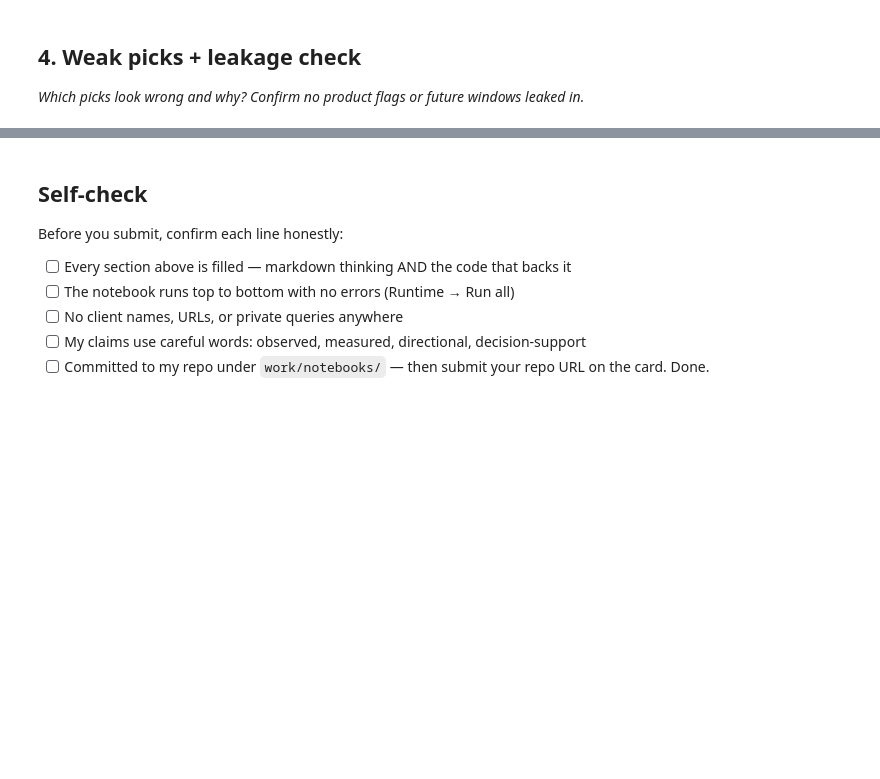
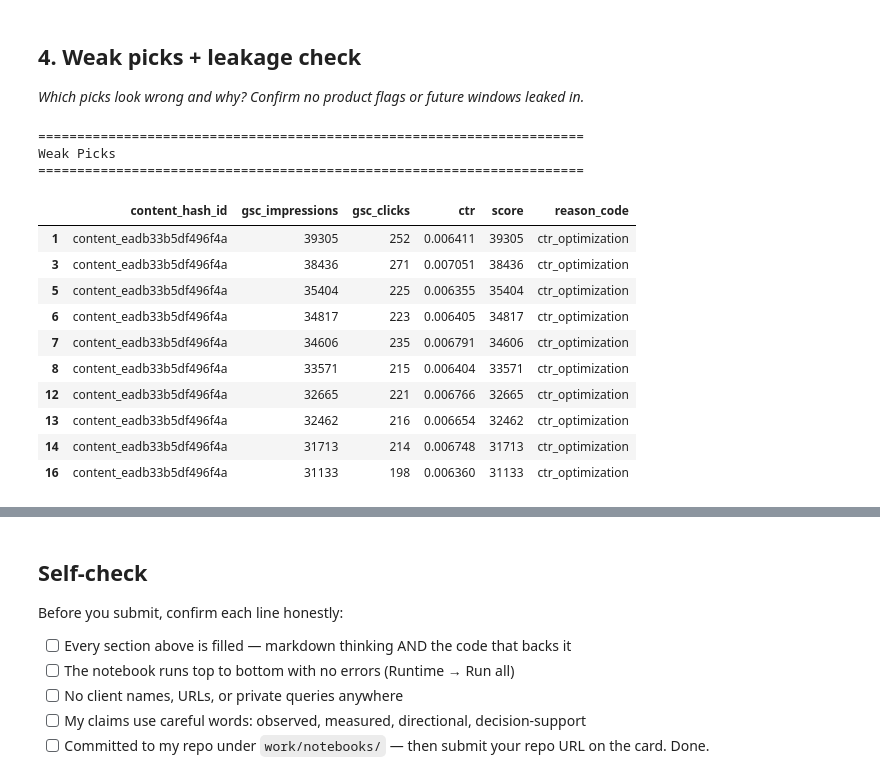
Before and after one commit to pratham6306/ml-internship-flyrank, a Jupyter notebook: work/notebooks/w04_baseline_score.ipynb, the cells around one changed output, grey strips where cells are left out. Cells and saved outputs as stored; diff of their text form; code cells hidden in the pictures; blank space fills up the shorter version.

```diff
--- a/work/notebooks/w04_baseline_score.ipynb
+++ b/work/notebooks/w04_baseline_score.ipynb
@@ -22,3 +312,78 @@ This skeleton is yours to fill. Work the sections **in order** — each one has
 ## 4. Weak picks + leakage check
 
 *Which picks look wrong and why? Confirm no product flags or future windows leaked in.*
+# %%
+# ---------------------------------------
+# Weak Picks
+# ---------------------------------------
+
+print("=" * 70)
+print("Weak Picks")
+print("=" * 70)
+
+weak_picks = ranked_df[
+    (ranked_df["score"] > 0) &
+    (ranked_df["gsc_clicks"] > 50)
+].head(10)
+
+if weak_picks.empty:
+    print("No obvious weak picks found.")
+else:
+    display(
+        weak_picks[
+            [
+                "content_hash_id",
+                "gsc_impressions",
+                "gsc_clicks",
+                "ctr",
+                "score",
+                "reason_code"
+            ]
+        ]
+    )
+
+print("\nPossible reasons these picks may be weak:")
+print("- CTR may already be acceptable for that query.")
+print("- Branded searches can naturally have different CTR.")
+print("- Seasonal trends may temporarily affect search behavior.")
+print("- Search intent may not match the page title.")
+
+# ---------------------------------------
+# Leakage Check
+# ---------------------------------------
+
+print("\n" + "=" * 70)
+print("Leakage Check")
+print("=" * 70)
+
+used_columns = [
+    "gsc_impressions",
+    "gsc_clicks"
+]
+
+print("Columns used in baseline rule:")
+for c in used_columns:
+    print(f"• {c}")
+
+print("\nChecks")
+
+print("✓ No future-window columns used.")
+print("✓ No label-derived columns used.")
+print("✓ No FlyRank product flags used.")
+print("✓ Baseline uses only current observed GSC metrics.")
+print("✓ Rule is transparent and reproducible.")
+# %% [output]
+======================================================================
+Weak Picks
+======================================================================
+|  | content_hash_id | gsc_impressions | gsc_clicks | ctr | score | reason_code |
+| 1 | content_eadb33b5df496f4a | 39305 | 252 | 0.006411 | 39305 | ctr_optimization |
+| 3 | content_eadb33b5df496f4a | 38436 | 271 | 0.007051 | 38436 | ctr_optimization |
+| 5 | content_eadb33b5df496f4a | 35404 | 225 | 0.006355 | 35404 | ctr_optimization |
+| 6 | content_eadb33b5df496f4a | 34817 | 223 | 0.006405 | 34817 | ctr_optimization |
+| 7 | content_eadb33b5df496f4a | 34606 | 235 | 0.006791 | 34606 | ctr_optimization |
+| 8 | content_eadb33b5df496f4a | 33571 | 215 | 0.006404 | 33571 | ctr_optimization |
+| 12 | content_eadb33b5df496f4a | 32665 | 221 | 0.006766 | 32665 | ctr_optimization |
+| 13 | content_eadb33b5df496f4a | 32462 | 216 | 0.006654 | 32462 | ctr_optimization |
+| 14 | content_eadb33b5df496f4a | 31713 | 214 | 0.006748 | 31713 | ctr_optimization |
+| 16 | content_eadb33b5df496f4a | 31133 | 198 | 0.006360 | 31133 | ctr_optimization |
```
Also changed, not shown: parts of 12 cells of this notebook.
